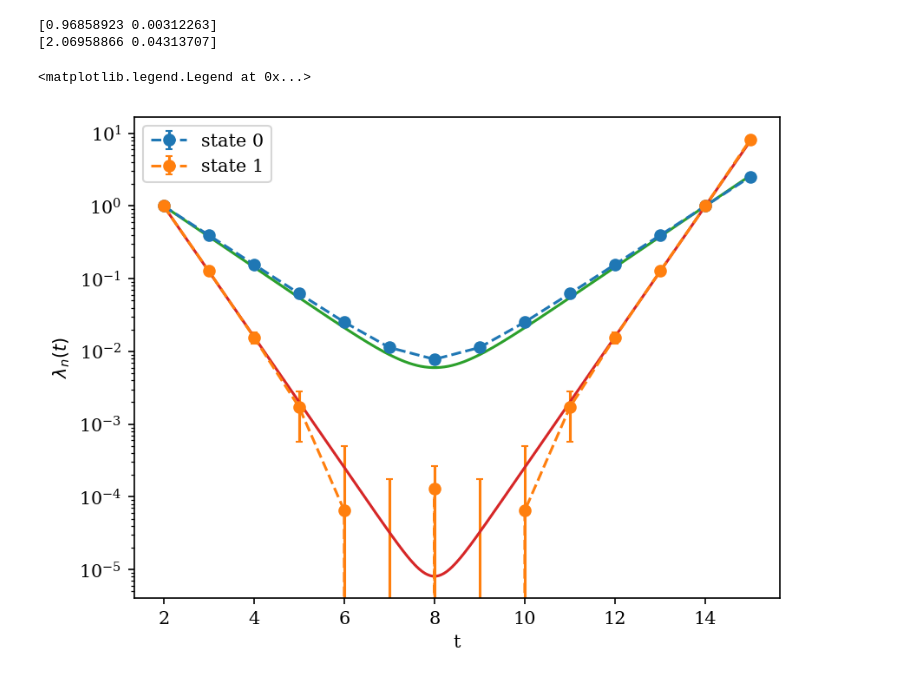
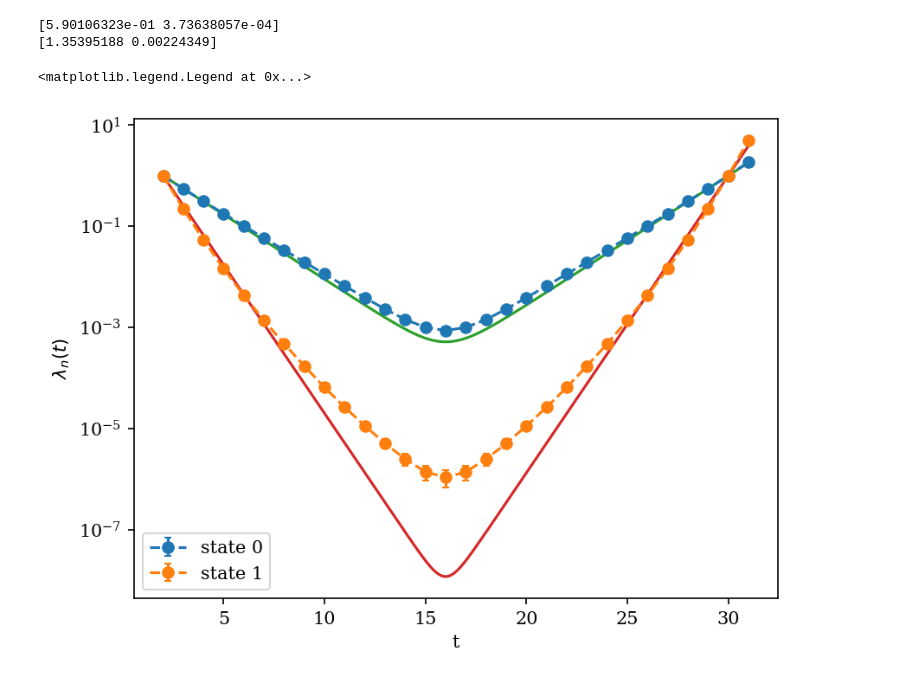
Before and after one commit to wurdahl/schwingerModel, a Jupyter notebook: distillation.ipynb, the cells around one changed output. Drawn from its saved outputs; the diff is of its cells as text; code cells hidden in the pictures.

```diff
--- a/distillation.ipynb
+++ b/distillation.ipynb
@@ -17,6 +17,6 @@ def coshCorrel(nt, Energy, pivot,dimt):
     denom = np.exp(-pivot*Energy)+np.exp((pivot-dimt)*Energy)
     return num/denom
 # %%
-with open('configs/ryanComp.pkl', 'rb') as f:
-    a1 = pickle.load(f)
+# with open('configs/ryanComp.pkl', 'rb') as f:
+#     a1 = pickle.load(f)
 # %%
@@ -26,11 +24,19 @@ sim.distillation.generateDistillFile(modelObj=a1,filePath="./configs/ryanComp.hd
+# %%
+def triplet(op):                       # the pi+-type member: connected-only, like the old path
+    return mesonMultiplet(op, 1)[+1]
 # %%
-path = "./configs/ryanComp.hdf5"
+path = "./configs/50kSteps.hdf5"
 meta = sim.distillation.readDistillMeta(path)
 
-basis1 = [sim.distillation.MesonOp("g5"),sim.distillation.MesonOp("g5",DNum=2)]
-basis2 = [sim.distillation.MesonOp("g5"),sim.distillation.MesonOp("g5",DNum=2),sim.distillation.MesonOp("gx"),sim.distillation.MesonOp("gx",DNum=2)]
+basis1 = [triplet(MesonOp("g5")), triplet(MesonOp("g5", DNum=2))]
+basis2 = basis1 + [triplet(MesonOp("gx")), triplet(MesonOp("gx", DNum=2))]
 
-corrs1 = sim.GEVP.measureEnsemble2pt(path,meta.configIndices,basis=basis1)
-corrs2 = sim.GEVP.measureEnsemble2pt(path,meta.configIndices,basis=basis2)
+data1 = sim.GEVP.measureEnsemble(path, meta.configIndices, basis1)
+data2 = sim.GEVP.measureEnsemble(path, meta.configIndices, basis2)
+
+gevpTi = 2
+
+out1 = sim.GEVP.bootstrapEnsemble(data1, reduce=sim.GEVP.makeGevpReduce(ti=gevpTi))
+out2 = sim.GEVP.bootstrapEnsemble(data2, reduce=sim.GEVP.makeGevpReduce(ti=gevpTi))
 # %%
 plt.figure(dpi=150)
@@ -45,35 +46,35 @@ gevpOut2 = sim.GEVP.bootstrapEnsemble2pt(corrs2, reduce=lambda C: sim.GEVP.gevpR
 # %%
 # fitT is in curve-index units m = t - gevpTi; window [3,6] = actual times 4..6
 
-m0 = sim.correlation.gevpMassExtract(gevpOut1, fitT=[2,6], ti=gevpTi, eigenIdx=0,coshExpr=False)
-m1 = sim.correlation.gevpMassExtract(gevpOut1, fitT=[2,4], ti=gevpTi, eigenIdx=1,coshExpr=False)
+m0 = sim.GEVP.gevpMassExtract(out1, fitT=[5,15], ti=gevpTi, eigenIdx=0,coshExpr=True)
+m1 = sim.GEVP.gevpMassExtract(out1, fitT=[5,15], ti=gevpTi, eigenIdx=1,coshExpr=True)
 # %%
 print(m0)
 print(m1)
 # %% [output]
-[0.96858923 0.00312263]
-[2.06958866 0.04313707]
+[5.90106323e-01 3.73638057e-04]
+[1.35395188 0.00224349]
 # %%
-central, err, cov = gevpOut1
+central, err, cov = out1
 
 ts = np.arange(gevpTi, gevpTi + central.shape[0])   # actual times: gevpTi .. dimt-1
 
 plt.figure(dpi=150)
 for e in range(central.shape[1]):
     plt.errorbar(ts, central[:, e], yerr=err[::-1, :, e],
                  fmt='o--', capsize=2, label=f"state {e}")
 
 # cosh references: same pivot as the gevp normalization, explicit x-axis
 tf = np.linspace(gevpTi, meta.dimt - 1, 300)
 plt.plot(tf, coshCorrel(tf, m0[0], gevpTi, meta.dimt))
 plt.plot(tf, coshCorrel(tf, m1[0], gevpTi, meta.dimt))
 
 plt.semilogy()
 plt.xlabel("t"); plt.ylabel(r"$\lambda_n(t)$")
 plt.legend()
 # %% [output]
 <matplotlib.legend.Legend at 0x...>
-[figure, old version]
+[figure, new version]
 # %%
 fits = [coshCorrel(ts, m0[0], gevpTi, meta.dimt), coshCorrel(ts, m1[0], gevpTi, meta.dimt)]
 
```
Also changed, not shown: parts of 8 cells of this notebook, 10 other files.
